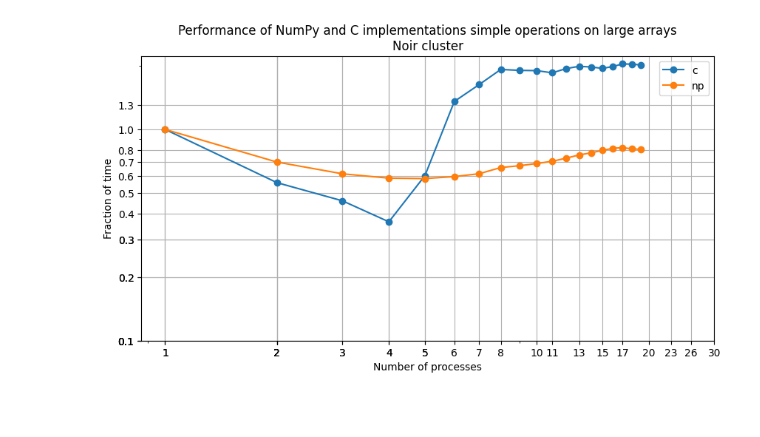
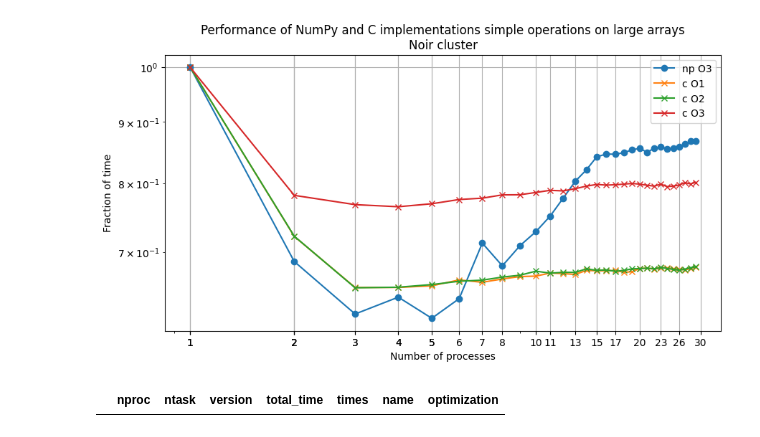
Before and after one commit to volodymyrss/numpy-parallel-benchmark, a Jupyter notebook: inspect.ipynb, the cells around one changed output. Cells and saved outputs as stored; diff of their text form; code cells hidden in the pictures; blank space fills up the shorter version.

Commit message:
noir

```diff
--- a/inspect.ipynb
+++ b/inspect.ipynb
@@ -25,7 +7,7 @@ import json
 import pandas as pd
 
 d = []
-for j in glob.glob('cta/users/gitlab_ctao_volodymyr_savchenko/reports/noir2/*.json'):
+for j in glob.glob('cta/users/gitlab_ctao_volodymyr_savchenko/reports/noir6/*.json'):
     d.append(json.load(open(j)))
 
 d = pd.DataFrame(d)
@@ -33,42 +15,64 @@ d.sort_values('nproc', inplace=True)
 # %%
 from matplotlib import pyplot as plt
 import numpy as np
 
 plt.figure(figsize=(10, 5))
 
-for version in ['c', 'np']:
-    _d = d[d.version == version]
-    plt.plot(
-        _d.nproc,
-        _d.total_time / _d.total_time[_d.nproc == 1].values[0],
-        label=version,
-        marker='o'
-    )
+markers = ['o', 'x']
+color_by_opt = {}
+
+for version in d.version.unique():
+    marker = markers.pop(0)
+    for opt in d.optimization.unique():
+        if opt == 'O0':
+            continue
+
+        _d = d[(d.version == version) & (d.optimization == opt)]
+
+        if len(_d) == 0:
+            continue
+
+        if opt not in color_by_opt:
+            color = None
+
+        color_by_opt[opt] = plt.plot(
+            _d.nproc,
+            _d.total_time  / _d.total_time[_d.nproc == 1].values[0],
+            label=version + ' ' + opt,
+            marker=marker,
+            color=color,
+        )[0].get_color()
+
+
 
 plt.legend()
 
 plt.grid()
 
 plt.loglog()
 
 
 xticks = np.round(np.logspace(0, np.log10(30), 25)).astype(int)
 plt.gca().set_xticks(xticks)
 _ = plt.gca().set_xticklabels(xticks)
 
-yticks = np.round(np.logspace(-1.1, 0.1, 15), 1)
-plt.gca().set_yticks(yticks)
-_ = plt.gca().set_yticklabels(yticks)
+# yticks = np.round(np.logspace(-1.1, 0.1, 15), 1)
+# plt.gca().set_yticks(yticks)
+# _ = plt.gca().set_yticklabels(yticks)
 
 
 # plt.ylim(0.09, 1.2)
 
 
 plt.xlabel('Number of processes')
 plt.ylabel('Fraction of time')
 
 plt.title('Performance of NumPy and C implementations simple operations on large arrays\nNoir cluster')
 
 plt.savefig('noir.png', dpi=300)
 # %% [output]
-[figure, old version]
+[figure, new version]
+# %%
+_d
+# %% [output]
+|  | nproc | ntask | version | total_time | times | name | optimization |
```
Also changed, not shown: parts of 1 cell of this notebook, 1 other file.
